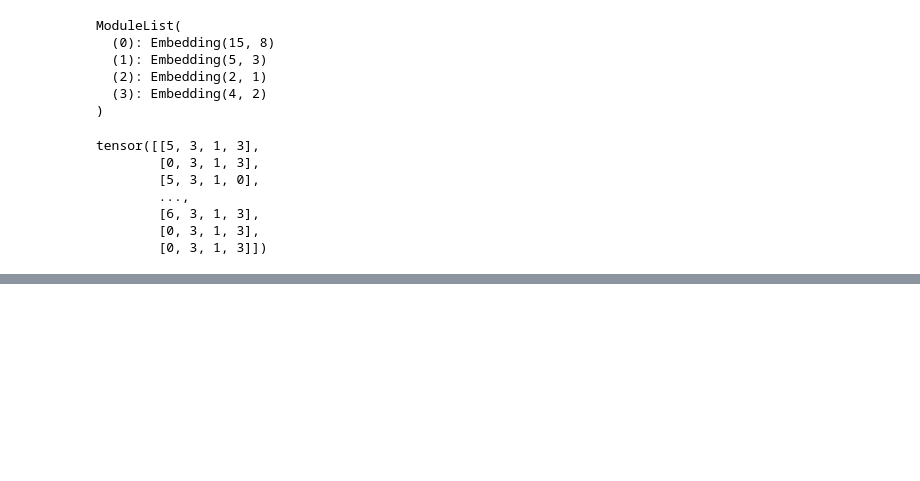
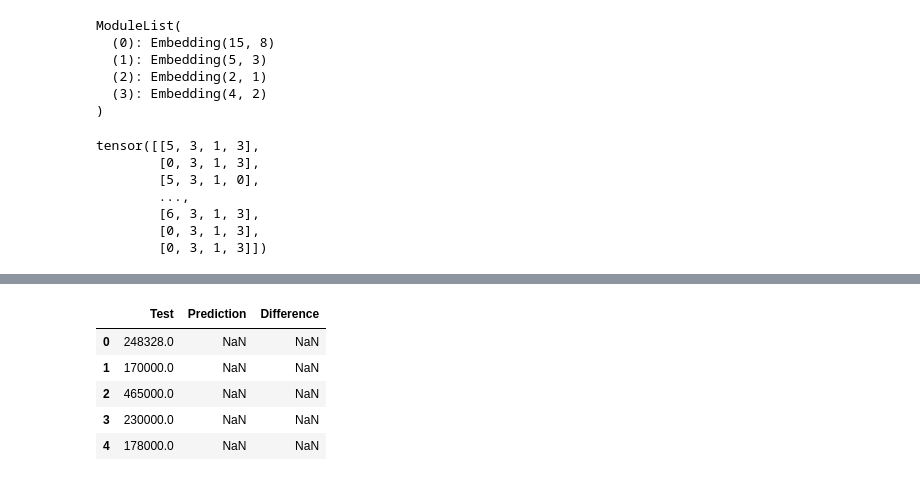
Before and after one commit to gokulmpg/pytorch_nn, a Jupyter notebook: House_price_preds.ipynb, the cells around one changed output, grey strips where cells are left out. Cells and saved outputs as stored; diff of their text form; code cells hidden in the pictures; blank space fills up the shorter version.

```diff
--- a/House_price_preds.ipynb
+++ b/House_price_preds.ipynb
@@ -317,0 +532,11 @@ tensor([[-1.4415,  2.4070, -0.0000,  0.7678, -2.6828, -0.0000,  2.2658, -1.7745,
+# %%
+final_output=pd.concat([data_verify,data_predicted],axis=1)
+final_output['Difference']=final_output['Test']-final_output['Prediction']
+final_output.head()
+# %% [output]
+|  | Test | Prediction | Difference |
+| 0 | 248328.0 | NaN | NaN |
+| 1 | 170000.0 | NaN | NaN |
+| 2 | 465000.0 | NaN | NaN |
+| 3 | 230000.0 | NaN | NaN |
+| 4 | 178000.0 | NaN | NaN |
```
Also changed, not shown: parts of 34 cells of this notebook.
